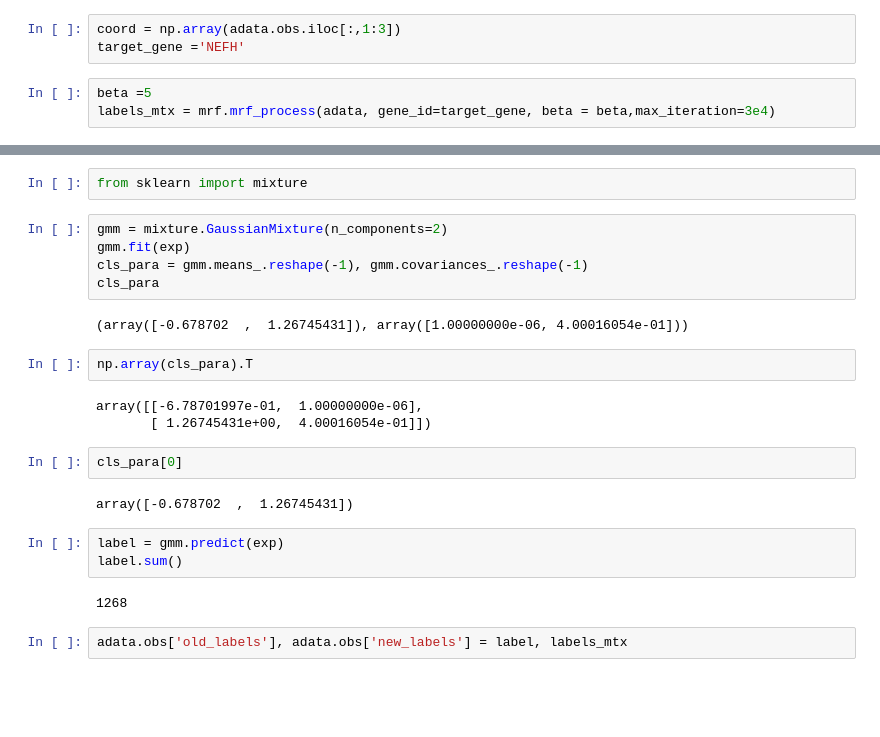
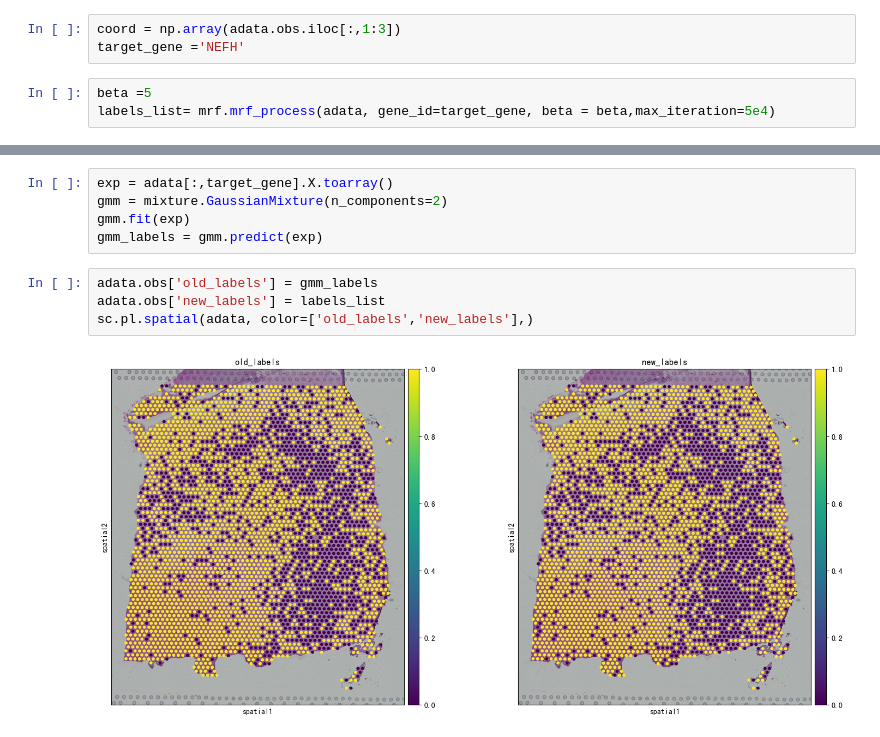
Before and after one commit to Khadaq2001/HMRF, a Jupyter notebook: src/test.ipynb, the cells around one changed output, grey strips where cells are left out. Saved outputs shown, nothing was run; the diff lists cells and outputs as text; blank space fills up the shorter version.

```diff
--- a/src/test.ipynb
+++ b/src/test.ipynb
@@ -27,5 +27,5 @@ coord = np.array(adata.obs.iloc[:,1:3])
 target_gene ='NEFH'
 # %%
 beta =5
-labels_mtx = mrf.mrf_process(adata, gene_id=target_gene, beta = beta,max_iteration=3e4)
+labels_list= mrf.mrf_process(adata, gene_id=target_gene, beta = beta,max_iteration=5e4)
 # %% [output]
@@ -39,25 +34,11 @@ exp = adata[:, target_gene].X
-# %%
-from sklearn import mixture
 # %%
+exp = adata[:,target_gene].X.toarray()
 gmm = mixture.GaussianMixture(n_components=2)
 gmm.fit(exp)
-cls_para = gmm.means_.reshape(-1), gmm.covariances_.reshape(-1)
-cls_para
+gmm_labels = gmm.predict(exp)
-# %% [output]
-(array([-0.678702  ,  1.26745431]), array([1.00000000e-06, 4.00016054e-01]))
-# %%
-np.array(cls_para).T
-# %% [output]
-array([[-6.78701997e-01,  1.00000000e-06],
-       [ 1.26745431e+00,  4.00016054e-01]])
-# %%
-cls_para[0]
-# %% [output]
-array([-0.678702  ,  1.26745431])
-# %%
-label = gmm.predict(exp)
-label.sum()
-# %% [output]
-1268
 # %%
-adata.obs['old_labels'], adata.obs['new_labels'] = label, labels_mtx
+adata.obs['old_labels'] = gmm_labels
+adata.obs['new_labels'] = labels_list
+sc.pl.spatial(adata, color=['old_labels','new_labels'],)
+# %% [output]
+[figure, added]
```
Also changed, not shown: parts of 6 cells of this notebook, 1 other file.
